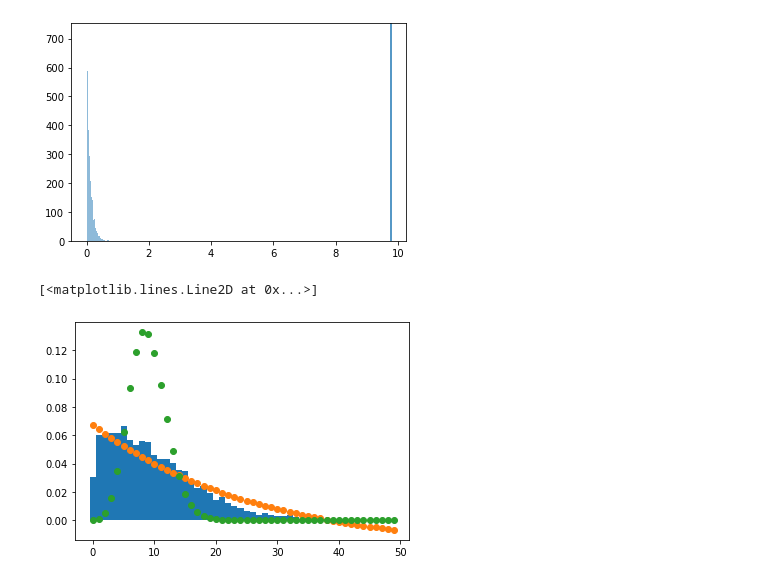
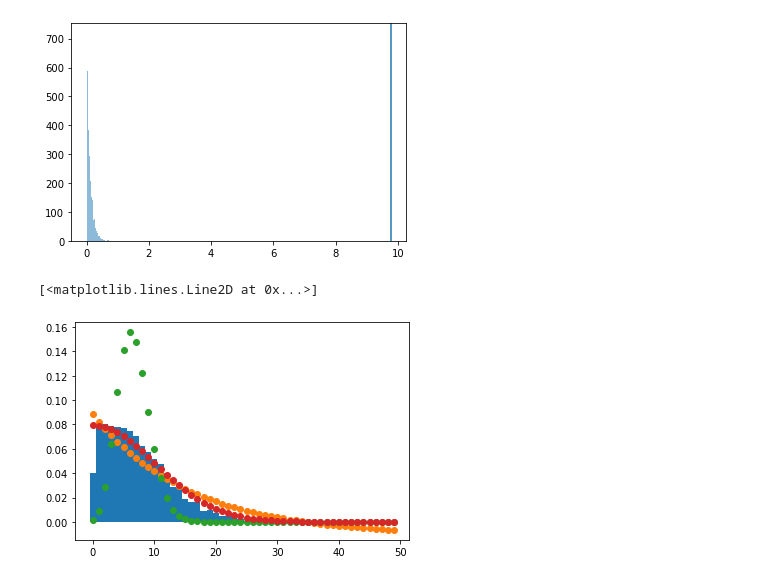
Before and after one commit to xavfunk/nma-koki, a Jupyter notebook: random-correlations.ipynb, the cells around one changed output. Cells and saved outputs as stored; diff of their text form; code cells hidden in the pictures.

Commit message:
fit halfgaussian

```diff
--- a/random-correlations.ipynb
+++ b/random-correlations.ipynb
@@ -85,8 +85,10 @@ plt.show()
 from scipy.optimize import curve_fit
 from scipy.special import factorial
 from scipy.stats import poisson
-from scipy.stats import expon
+from scipy.stats import halfnorm
 
+i = 1 # index of neuron to look at
+dat_clean = dat['sresp'][i][dat['sresp'][i] > 0]
 
 # the bins should be of integer width, because poisson is an integer distribution
 bins = np.arange(50) - 0.5
@@ -95,6 +97,9 @@ entries, bin_edges, patches = plt.hist(dat_clean, bins=bins, density=True, label
 # calculate bin centres
 bin_middles = 0.5 * (bin_edges[1:] + bin_edges[:-1])
 
+def fit_halfnorm(k, s):
+    '''poisson function, parameter lamb is the fit parameter'''
+    return halfnorm.pdf(k, 0, s)
 
 def fit_function(k, lamb):
     '''poisson function, parameter lamb is the fit parameter'''
@@ -108,31 +113,44 @@ def monoExp(x, m, t, b):
 # fit with curve_fit
 p0 = (2000, .1, 50) # start with values near those we expect
 parameters, cov_matrix = curve_fit(monoExp, bin_middles, entries, p0 = p0)
 
 # plot exp-deviation with fitted parameter
 x_plot = np.arange(0, 50)
 
 ## Poisson fit
 # fit with curve_fit
 p0 = 10 # start with values near those we expect
 parameters_p, cov_matrix_p = curve_fit(fit_function, bin_middles, entries, p0 = p0)
 
+## Halfgaussian fit
+# fit with curve_fit
+p0 = 1 # start with values near those we expect
+parameters_n, cov_matrix_n = curve_fit(fit_halfnorm, bin_middles, entries, p0 = p0)
+
+
+
 # plot exp-deviation with fitted parameter
 x_plot = np.arange(0, 50)
 
 plt.plot(
     x_plot,
     monoExp(x_plot, *parameters),
     marker='o', linestyle='',
     label='Fit result',
 )
 
 plt.plot(
     x_plot,
     fit_function(x_plot, *parameters_p),
     marker='o', linestyle='',
     label='Fit result',
 )
+plt.plot(
+    x_plot,
+    fit_halfnorm(x_plot, *parameters_n),
+    marker='o', linestyle='',
+    label='Fit result',
+)
 # %% [output]
 [<matplotlib.lines.Line2D at 0x...>]
-[figure, old version]
+[figure, new version]
```
Also changed, not shown: parts of 8 cells of this notebook.
